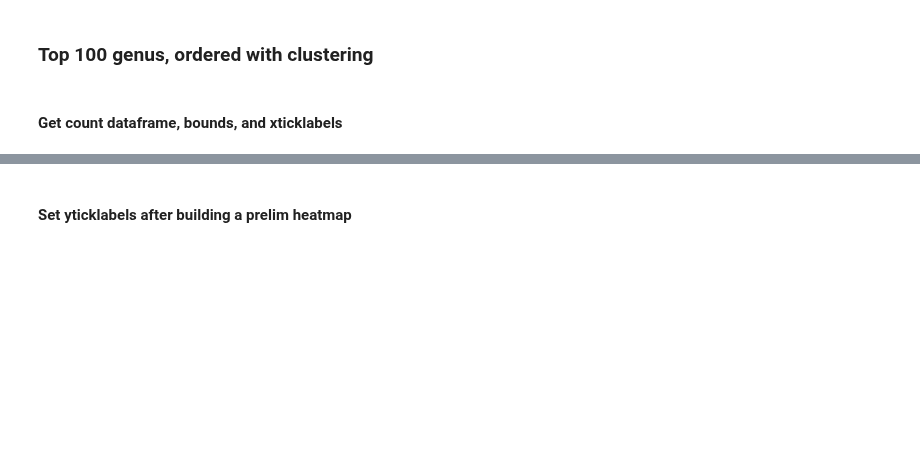
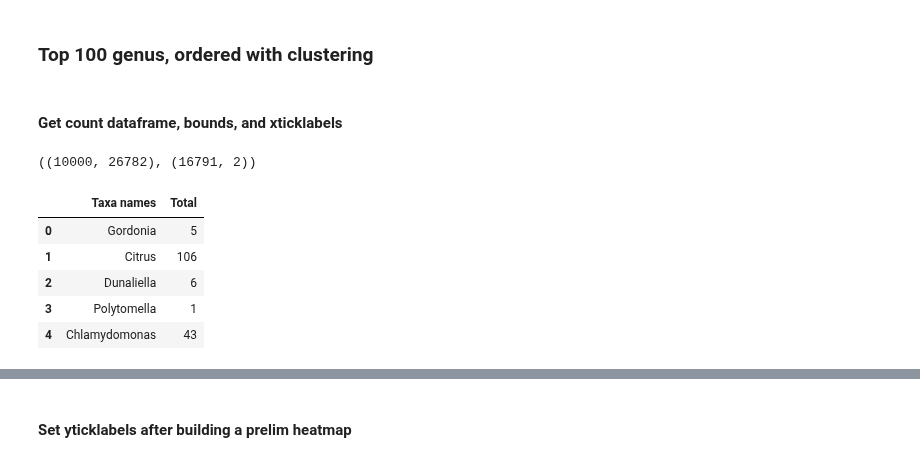
Before and after one commit to ShiuLab/plant_sci_hist, a Jupyter notebook: 5_species_over_time/script_5_4_species_over_time_general.ipynb, the cells around one changed output, grey strips where cells are left out. Cells and saved outputs as stored; diff of their text form; code cells hidden in the pictures; blank space fills up the shorter version.

```diff
--- a/5_species_over_time/script_5_4_species_over_time_general.ipynb
+++ b/5_species_over_time/script_5_4_species_over_time_general.ipynb
@@ -865,6 +929,19 @@ topX_barplot(40, genus_count_df, "genus", "viridiplantae")
 ### Top 100 genus, ordered with clustering
 # %% [markdown]
 #### Get count dataframe, bounds, and xticklabels
+# %%
+match_csr.shape, genus_count_df.shape
+# %% [output]
+((10000, 26782), (16791, 2))
+# %%
+genus_count_df.head()
+# %% [output]
+|  | Taxa names | Total |
+| 0 | Gordonia | 5 |
+| 1 | Citrus | 106 |
+| 2 | Dunaliella | 6 |
+| 3 | Polytomella | 1 |
+| 4 | Chlamydomonas | 43 |
 # %%
 topX = 100
 level_offspr = "genus"
```
Also changed, not shown: parts of 28 cells of this notebook, 4 other files.
